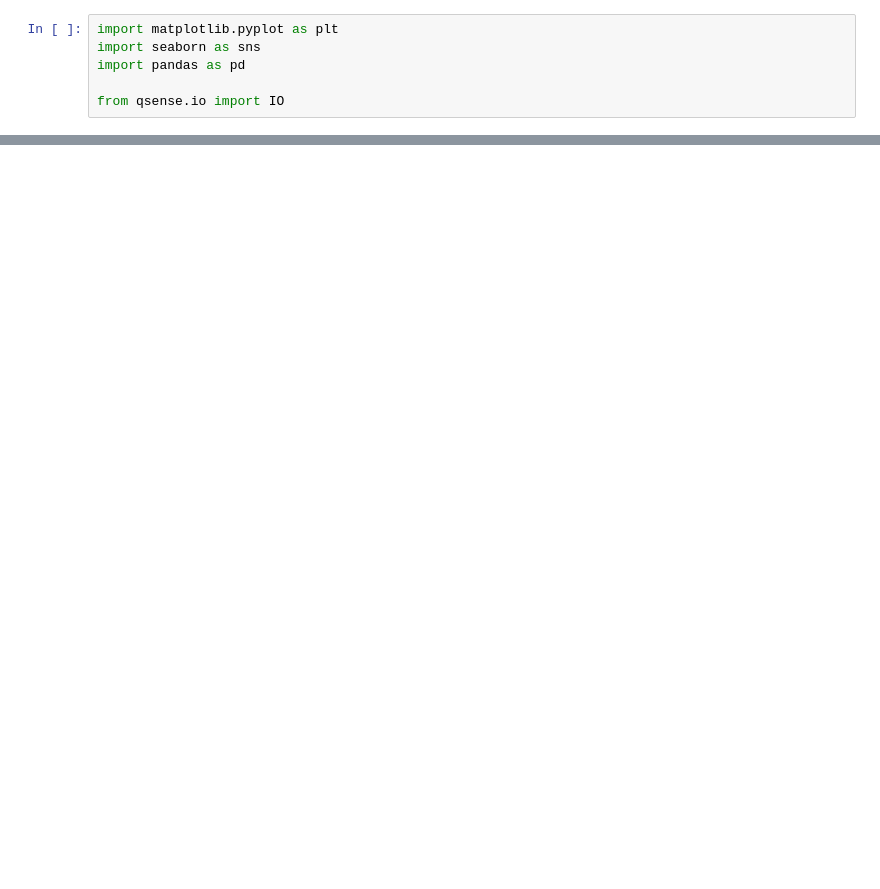
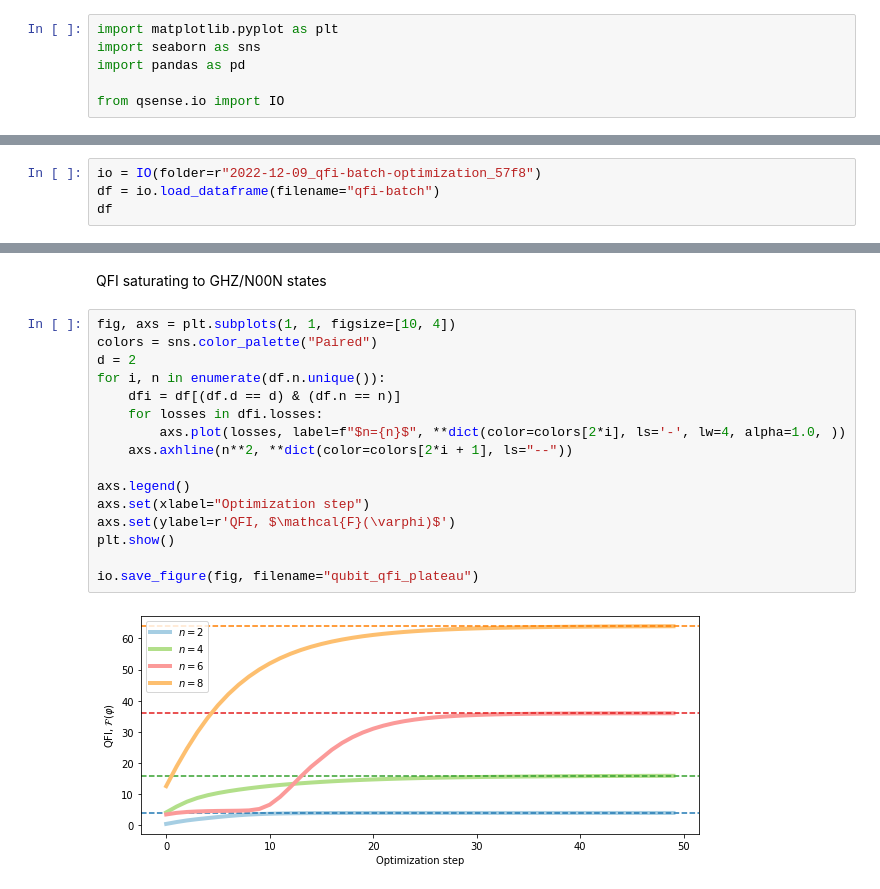
Before and after one commit to benjimaclellan/queso, a Jupyter notebook: experiments/qfi-analysis.ipynb, the cells around one changed output, grey strips where cells are left out. Drawn from its saved outputs; the diff is of its cells as text; blank space fills up the shorter version.

```diff
--- a/experiments/qfi-analysis.ipynb
+++ b/experiments/qfi-analysis.ipynb
@@ -28,0 +67,4 @@ plt.show()
+# %%
+io = IO(folder=r"2022-12-09_qfi-batch-optimization_57f8")
+df = io.load_dataframe(filename="qfi-batch")
+df
@@ -28,0 +78,20 @@ plt.show()
+# %% [markdown]
+QFI saturating to GHZ/N00N states
+# %%
+fig, axs = plt.subplots(1, 1, figsize=[10, 4])
+colors = sns.color_palette("Paired")
+d = 2
+for i, n in enumerate(df.n.unique()):
+    dfi = df[(df.d == d) & (df.n == n)]
+    for losses in dfi.losses:
+        axs.plot(losses, label=f"$n={n}$", **dict(color=colors[2*i], ls='-', lw=4, alpha=1.0, ))
+    axs.axhline(n**2, **dict(color=colors[2*i + 1], ls="--"))
+
+axs.legend()
+axs.set(xlabel="Optimization step")
+axs.set(ylabel=r'QFI, $\mathcal{F}(\varphi)$')
+plt.show()
+
+io.save_figure(fig, filename="qubit_qfi_plateau")
+# %% [output]
+[figure, added]
```
Also changed, not shown: parts of 7 cells of this notebook, 4 other files.
